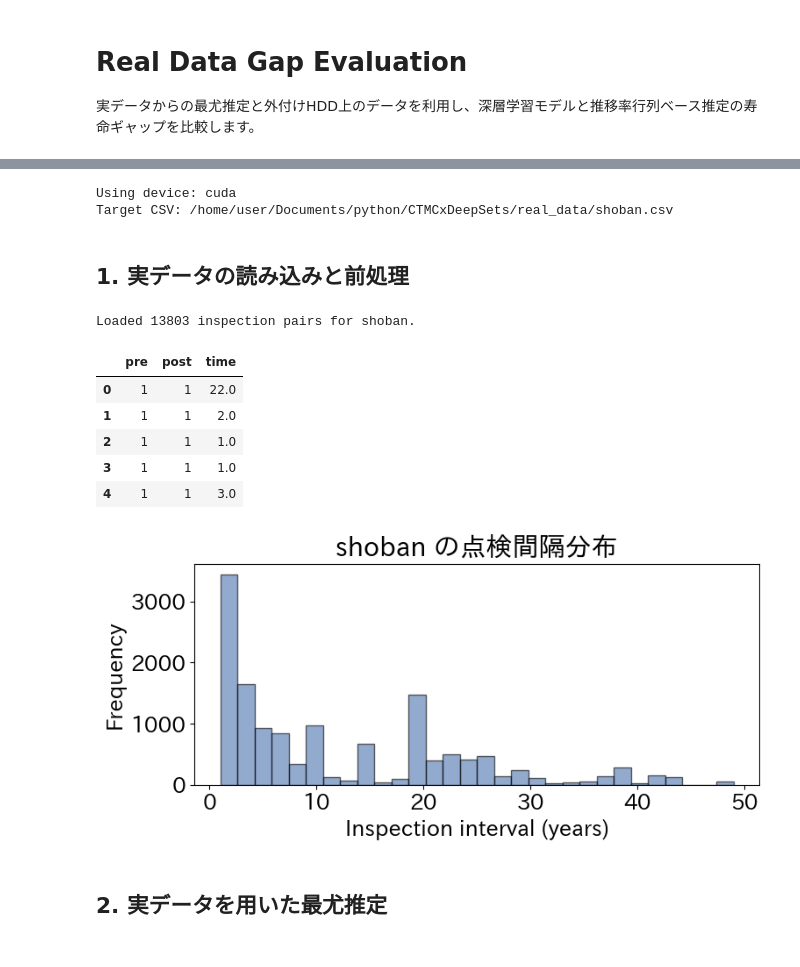
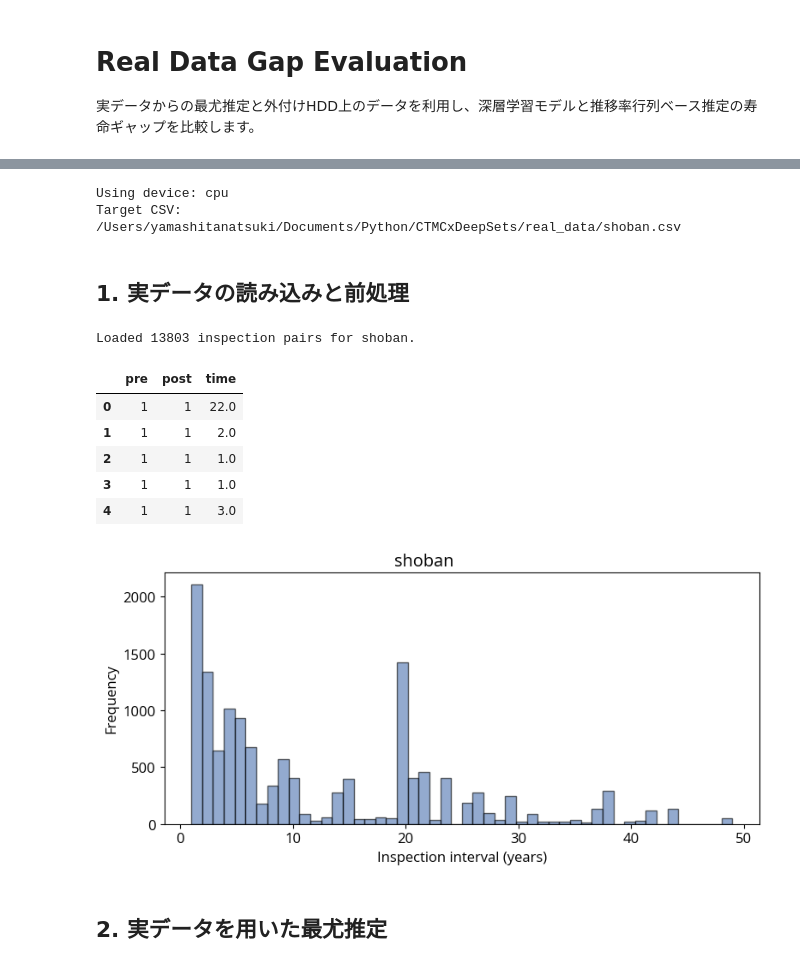
Before and after one commit to natsuki0720/CTMCxDeepSets, a Jupyter notebook: notebooks/real_data_gap_analysis.ipynb, the cells around one changed output, grey strips where cells are left out. Cells and saved outputs as stored; diff of their text form; code cells hidden in the pictures.

```diff
--- a/notebooks/real_data_gap_analysis.ipynb
+++ b/notebooks/real_data_gap_analysis.ipynb
@@ -20,9 +20,31 @@ from utils.likelihood import Likelihood_diagonal_exp
 from utils.formate_matrix_toMLData import matrix_trimer, formate_dataMatrix
 from models.model_0929 import DeepSets_varSets_forDiagnel, collate_fn, varSets_Datasets
 
-import matplotlib.pyplot as plt
+
 import seaborn as sns
 import japanize_matplotlib
 
-plt.rcParams["font.size"] = 18
+
 np.set_printoptions(suppress=True, precision=4)
+# %%
+import matplotlib.pyplot as plt
+import matplotlib.font_manager as fm
+import matplotlib as mpl
+plt.rcParams["font.size"] = 12
+font_path = "/Users/yamashitanatsuki/Library/Fonts/OpenSans-VariableFont_wdth,wght.ttf"
+
+# フォントを Matplotlib に登録
+fm.fontManager.addfont(font_path)
+
+# フォント名取得（登録後の認識名を確認）
+font_prop = fm.FontProperties(fname=font_path)
+font_name = font_prop.get_name()
+print("Registered Font Name:", font_name)
+
+# rcParams に反映
+mpl.rcParams['font.family'] = font_name
+mpl.rcParams['pdf.fonttype'] = 42
+mpl.rcParams['ps.fonttype'] = 42
+plt.plot([1,2,3])
+plt.title("Using Open Sans Variable Font")
+plt.show()
@@ -36,13 +61,13 @@ TIME_SCALE = 1.0
 MLE_INITIAL_GUESS = np.array([-0.5, -1.0, -1.5])
 OUTLIER_PERCENTILE = 90 # remove top 5% largest LL gaps
 EPS = 1e-9
-
+dir_base="/Volumes/TRANSCEND/datas"
 EXTERNAL_DATASETS = {
-    "n200": {"path": "/media/user/TRANSCEND/datas/real_data/shoban/samples_200", "ll_use": False},
-    "n400": {"path": "/media/user/TRANSCEND/datas/real_data/shoban/samples_400", "ll_use": False},
-    "n600": {"path": "/media/user/TRANSCEND/datas/real_data/shoban/samples_600", "ll_use": False},
-    "n800": {"path": "/media/user/TRANSCEND/datas/real_data/shoban/samples_800", "ll_use": False},
-    "n1000": {"path": "/media/user/TRANSCEND/datas/real_data/shoban/samples_1000", "ll_use": False},
+    "n200": {"path": dir_base+"/real_data/shoban/samples_200", "ll_use": False},
+    "n400": {"path":dir_base+ "/real_data/shoban/samples_400", "ll_use": False},
+    "n600": {"path": dir_base+"/real_data/shoban/samples_600", "ll_use": False},
+    "n800": {"path": dir_base+"/real_data/shoban/samples_800", "ll_use": False},
+    "n1000": {"path": dir_base+"/real_data/shoban/samples_1000", "ll_use": False},
 }
 
 VALID_EXTENSIONS = (".csv", ".txt")
@@ -54,8 +79,8 @@ FORMATER = formate_dataMatrix()
 print(f"Using device: {DEVICE}")
 print(f"Target CSV: {Path(CSV_PATH).resolve()}")
 # %% [output]
-Using device: cuda
-Target CSV: /home/user/Documents/python/CTMCxDeepSets/real_data/shoban.csv
+Using device: cpu
+Target CSV: /Users/yamashitanatsuki/Documents/Python/CTMCxDeepSets/real_data/shoban.csv
 # %% [markdown]
 
 ## 1. 実データの読み込みと前処理
@@ -115,25 +140,25 @@ def load_real_dataset(csv_path: str, data_name: str) -> pd.DataFrame:
 # %%
 
 real_df = load_real_dataset(CSV_PATH, DATA_NAME)
 print(f"Loaded {len(real_df)} inspection pairs for {DATA_NAME}.")
 display(real_df.head())
 
 plt.figure(figsize=(8, 4))
-plt.hist(real_df["time"], bins=30, alpha=0.6, color="#4C72B0", edgecolor="black")
+plt.hist(real_df["time"], bins=50, alpha=0.6, color="#4C72B0", edgecolor="black")
 plt.xlabel("Inspection interval (years)")
 plt.ylabel("Frequency")
 plt.title(f"{DATA_NAME} の点検間隔分布")
 plt.tight_layout()
 plt.show()
 # %% [output]
 Loaded 13803 inspection pairs for shoban.
 |  | pre | post | time |
 | 0 | 1 | 1 | 22.0 |
 | 1 | 1 | 1 | 2.0 |
 | 2 | 1 | 1 | 1.0 |
 | 3 | 1 | 1 | 1.0 |
 | 4 | 1 | 1 | 3.0 |
-[figure, old version]
+[figure, new version]
 # %% [markdown]
 
 ## 2. 実データを用いた最尤推定
```
Also changed, not shown: parts of 7 cells of this notebook, 19 other files.
